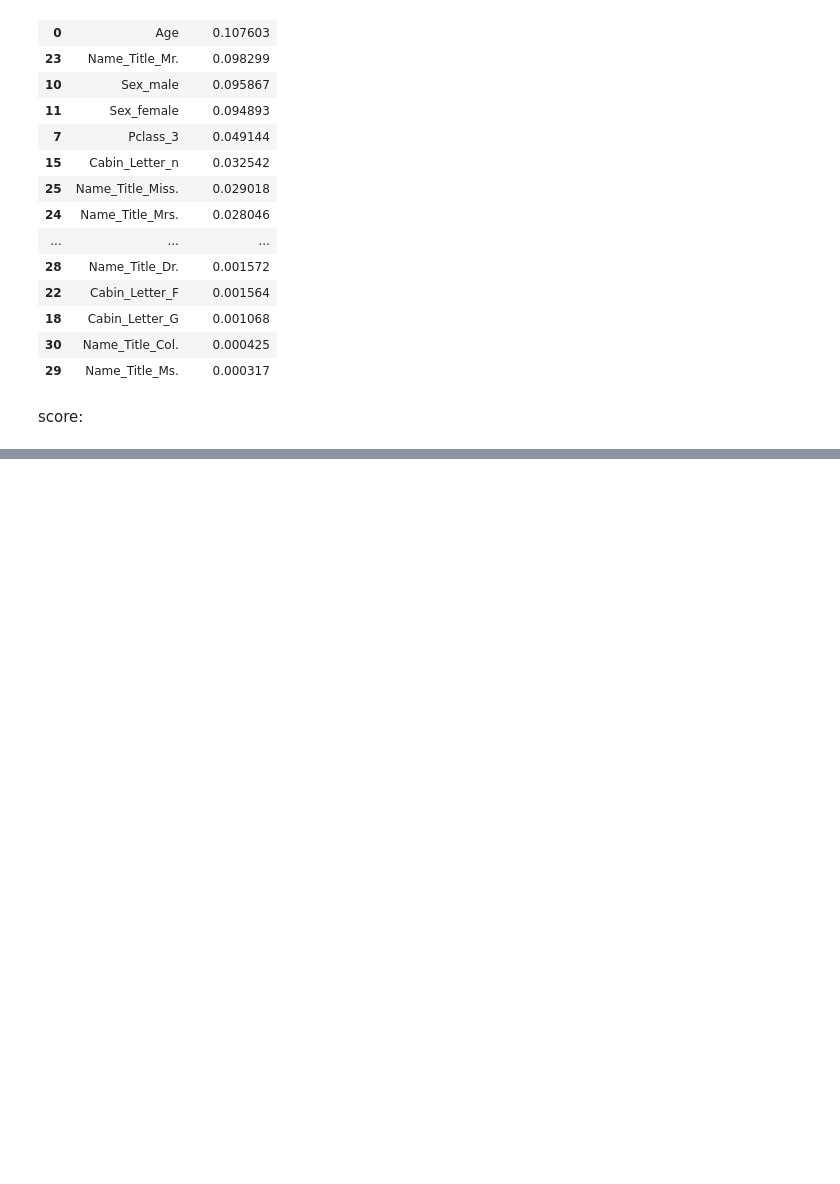
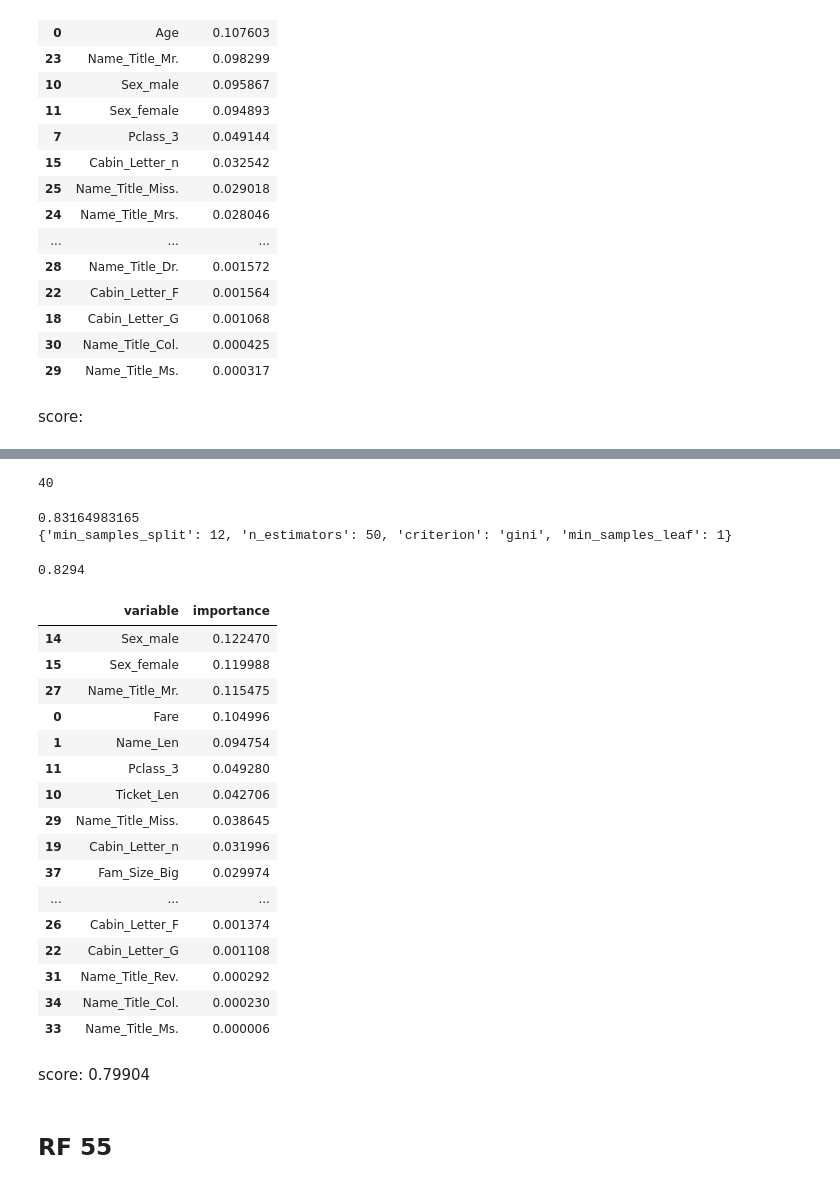
Before and after one commit to zlatankr/Projects, a Jupyter notebook: Titanic/random_forest.ipynb, the cells around one changed output, grey strips where cells are left out. Drawn from its saved outputs; the diff is of its cells as text; code cells hidden in the pictures; blank space fills up the shorter version.

```diff
--- a/Titanic/random_forest.ipynb
+++ b/Titanic/random_forest.ipynb
@@ -2326,0 +2521,27 @@ score:
+# %%
+train = pd.read_csv(os.path.join('data', 'train.csv'))
+test = pd.read_csv(os.path.join('data', 'test.csv'))
+train, test = feature_process_helper.names(train, test)
+train, test = feature_process_helper.age_impute(train, test)
+train['Age'], bins = pd.qcut(train['Age'],4, retbins=True)
+test['Age'] = pd.cut(test['Age'], bins=bins, include_lowest=True)
+train = pd.concat((train, pd.get_dummies(train['Age'], prefix = 'Age')), axis = 1)
+test = pd.concat((test, pd.get_dummies(test['Age'], prefix = 'Age')), axis = 1)
+del train['Age']
+del test['Age']
+train, test = feature_process_helper.cabin_num(train, test)
+train, test = feature_process_helper.cabin(train, test)
+train, test = feature_process_helper.embarked_impute(train, test)
+train, test = feature_process_helper.fam_size(train, test)
+train['Ticket_Len'] = train['Ticket'].apply(lambda x: len(x))
+test['Ticket_Len'] = test['Ticket'].apply(lambda x: len(x))
+#train['Ticket_Len'] = train['Ticket'].apply(lambda x: len(x))
+#test['Ticket_Len'] = test['Ticket'].apply(lambda x: len(x))
+#train, test = feature_process_helper.ticket_grouped(train, test)
+train, test = feature_process_helper.dummies(train, test, columns = ['Pclass', 'Sex', 'Embarked',
+                                                                     'Cabin_Letter', 'Name_Title', 'Fam_Size'])
+train, test = feature_process_helper.drop(train, test, bye = ['Ticket'])
+# %%
+len(train.columns)
+# %% [output]
+40
@@ -2326,0 +2566,41 @@ score:
+# %%
+print(gs.best_score_)
+print(gs.best_params_)
+# %% [output]
+0.83164983165
+{'min_samples_split': 12, 'n_estimators': 50, 'criterion': 'gini', 'min_samples_leaf': 1}
+# %%
+rf = RandomForestClassifier(criterion='gini',
+                             n_estimators=50,
+                             min_samples_split=12,
+                             min_samples_leaf=1,
+                             max_features='auto',
+                             oob_score=True,
+                             random_state=1,
+                             n_jobs=-1)
+rf.fit(train.iloc[:, 2:], train.iloc[:, 1])
+print "%.4f" % rf.oob_score_
+# %% [output]
+0.8294
+# %%
+pd.concat((pd.DataFrame(train.iloc[:, 2:].columns, columns = ['variable']),
+           pd.DataFrame(rf.feature_importances_, columns = ['importance'])),
+          axis = 1).sort_values(by='importance', ascending = False)
+# %% [output]
+|  | variable | importance |
+| 14 | Sex_male | 0.122470 |
+| 15 | Sex_female | 0.119988 |
+| 27 | Name_Title_Mr. | 0.115475 |
+| 0 | Fare | 0.104996 |
+| 1 | Name_Len | 0.094754 |
+| 11 | Pclass_3 | 0.049280 |
+| 10 | Ticket_Len | 0.042706 |
+| 29 | Name_Title_Miss. | 0.038645 |
+| 19 | Cabin_Letter_n | 0.031996 |
+| 37 | Fam_Size_Big | 0.029974 |
+| ... | ... | ... |
+| 26 | Cabin_Letter_F | 0.001374 |
+| 22 | Cabin_Letter_G | 0.001108 |
+| 31 | Name_Title_Rev. | 0.000292 |
+| 34 | Name_Title_Col. | 0.000230 |
+| 33 | Name_Title_Ms. | 0.000006 |
@@ -2326,0 +2613,4 @@ score:
+# %% [markdown]
+score:  0.79904
+# %% [markdown]
+## RF 55
```
Also changed, not shown: parts of 176 cells of this notebook, 20 other files.
